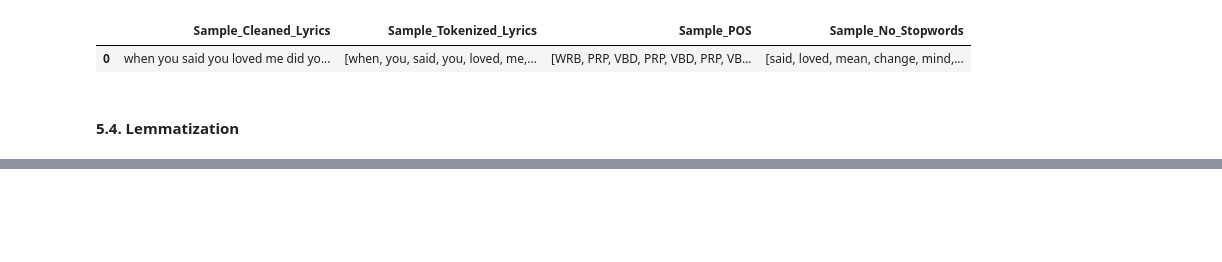
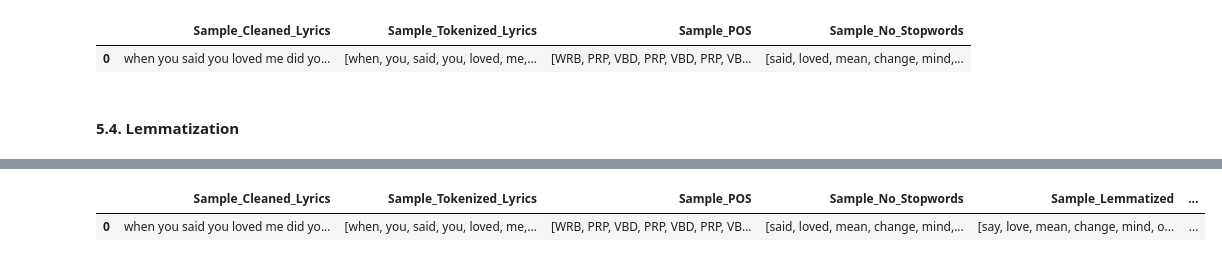
Before and after one commit to tiago2806/text-mining-project, a Jupyter notebook: 02 Data Exploration and Preprocessing.ipynb, the cells around one changed output, grey strips where cells are left out. Cells and saved outputs as stored; diff of their text form; code cells hidden in the pictures; blank space fills up the shorter version.

Commit message:
still didn'te create the pipeline, but finished the sample section

```diff
--- a/02 Data Exploration and Preprocessing.ipynb
+++ b/02 Data Exploration and Preprocessing.ipynb
@@ -726,0 +731,8 @@ comparison
+# %%
+def lemmatize_all(token):
+    arg_list = ["n","v","a","r","s"]
+    for arg_1 in arg_list:
+        token = wordnet_lemm.lemmatize(token, arg_1)
+    return token
+# %%
+sample_lemmatized = [lemmatize_all(item) for item in sample_no_stopwords]
@@ -726,0 +772,6 @@ comparison
+# %%
+porterstemmer = PorterStemmer()
+# %%
+sample_stemmed = [porterstemmer.stem(item) for item in sample_no_stopwords]
+
+sample_stemmed
@@ -726,0 +796,14 @@ comparison
+# %%
+comparison = pd.DataFrame({
+    "Sample_Cleaned_Lyrics": [sample_lyrics],
+    "Sample_Tokenized_Lyrics": [sample_tokens] ,
+    "Sample_POS": [sample_pos_for_dataframe],
+    "Sample_No_Stopwords": [sample_no_stopwords],
+    "Sample_Lemmatized": [sample_lemmatized],
+    "Sample_Stemmed": [sample_stemmed]
+})
+
+comparison
+# %% [output]
+|  | Sample_Cleaned_Lyrics | Sample_Tokenized_Lyrics | Sample_POS | Sample_No_Stopwords | Sample_Lemmatized | ... |
+| 0 | when you said you loved me did yo... | [when, you, said, you, loved, me,... | [WRB, PRP, VBD, PRP, VBD, PRP, VB... | [said, loved, mean, change, mind,... | [say, love, mean, change, mind, o... | ... |
```
Also changed, not shown: parts of 18 cells of this notebook.
